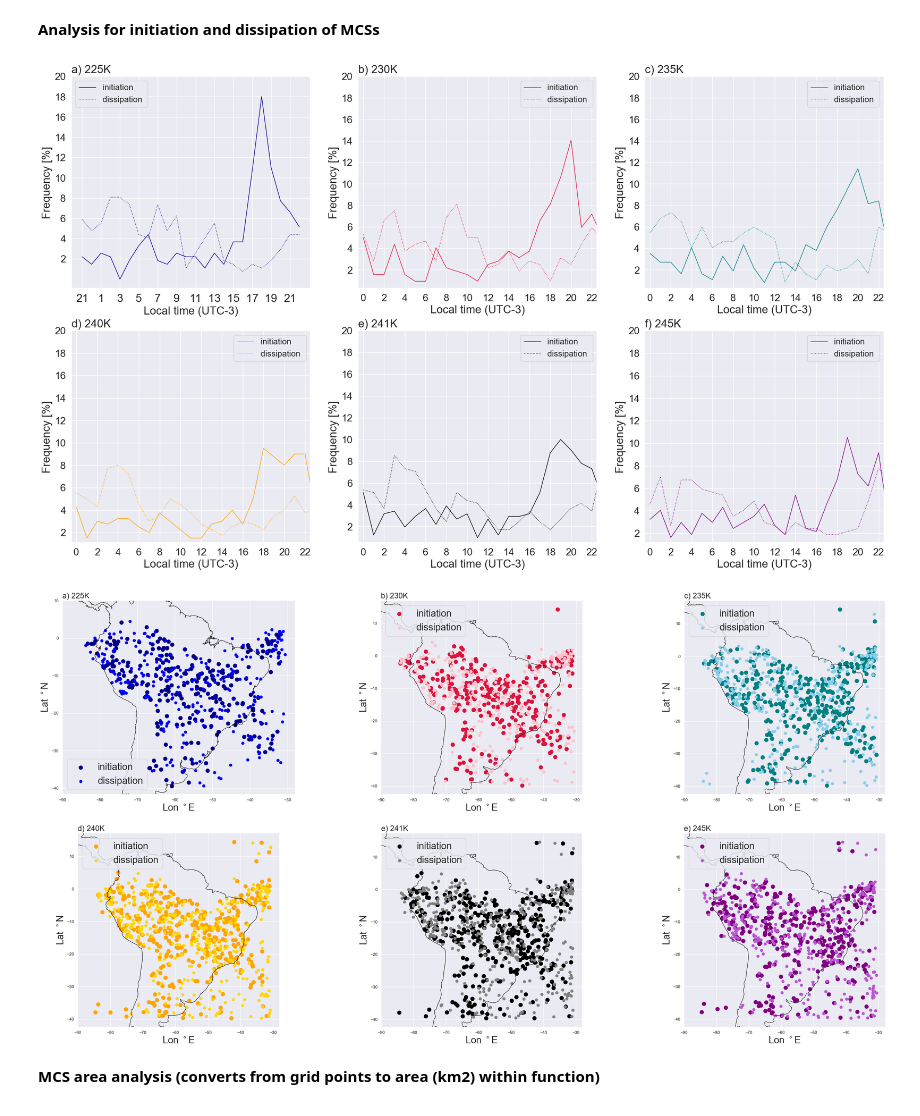
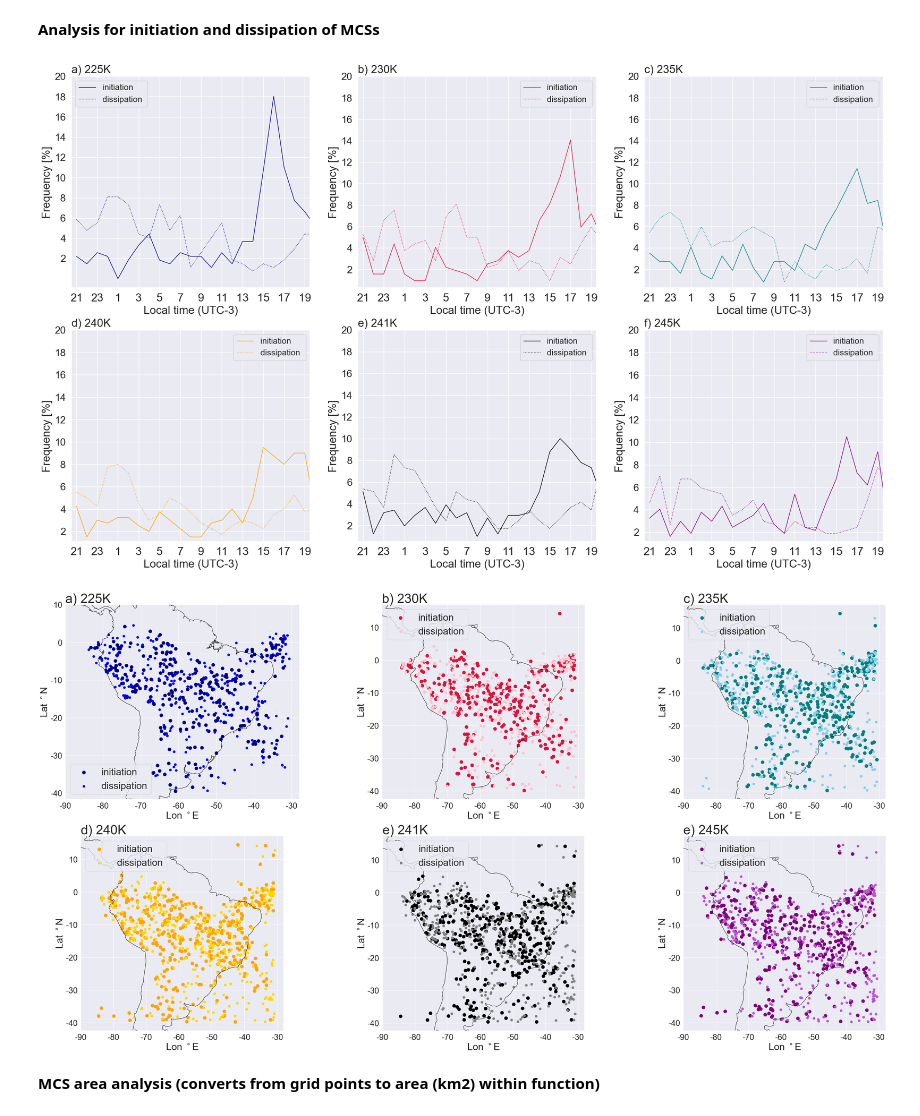
Before and after one commit to harrietgilmour/tobac_sensitivity, a Jupyter notebook: analysis_singleTb.ipynb, the cells around one changed output. Drawn from its saved outputs; the diff is of its cells as text; code cells hidden in the pictures.

```diff
--- a/analysis_singleTb.ipynb
+++ b/analysis_singleTb.ipynb
@@ -185,19 +185,20 @@ ax1.plot(np.arange(0,24), init_225, label = 'initiation ', color= 'darkblue', li
 ax1.plot(np.arange(0,24), diss_225, label = 'dissipation ', color= 'darkblue', linewidth = 1, linestyle = 'dotted')
 ax1.legend(fontsize=lf)
 
-a= np.arange(21,23)
-b= np.arange(1,22)
+a= np.arange(21,24,2)
+b= np.arange(1,20,2)
 localtime= np.append(a, b)
 
-#NEED TO FIX THE LOCAL TIME (UTC-3)
 labels=localtime.astype(str)
 ax1.set_yticks(np.arange(2,22,2))
 ax1.set_xticks(np.arange(0,23)[::2])
 ax1.set_yticklabels(ax1.get_yticks(),fontsize=18)
-ax1.set_xticklabels(labels[::2],fontsize= f)
+ax1.set_xticklabels(labels,fontsize= f)
+ax1.set_xlim(-0.5,22.5)
 ax1.set_xlabel('Local time (UTC-3)', fontsize= f)
 ax1.set_ylabel('Frequency [%]', fontsize= f)
 
+labels=localtime.astype(str)
 ax2 = plt.subplot(2, 3, 2)
 ax2.set_title('b) 230K ', loc='left', fontsize= f )
 ax2.plot(np.arange(0,24), init_230, label = 'initiation ', color= 'crimson', linewidth = 1)
@@ -205,9 +206,9 @@ ax2.plot(np.arange(0,24), diss_230, label = 'dissipation ', color= 'crimson', li
 ax2.legend(fontsize=lf)
 ax2.set_yticks(np.arange(2,22,2))
 ax2.set_xticks(np.arange(0,23)[::2])
+ax2.set_xticklabels(labels,fontsize= f)
 ax2.set_xlim(-0.5,22.5)
 ax2.set_yticklabels(ax2.get_yticks(),fontsize=18)
-ax2.set_xticklabels(ax2.get_xticks(),fontsize=18)
 ax2.set_xlabel('Local time (UTC-3)', fontsize= f)
 ax2.set_ylabel('Frequency [%]', fontsize= f)
 
@@ -219,7 +220,7 @@ ax3.legend(fontsize=lf)
 ax3.set_yticks(np.arange(2,22,2))
 ax3.set_xticks(np.arange(0,23)[::2])
 ax3.set_yticklabels(ax3.get_yticks(),fontsize=18)
-ax3.set_xticklabels(ax3.get_xticks(),fontsize=18)
+ax3.set_xticklabels(labels,fontsize= f)
 ax3.set_xlim(-0.5,22.5)
 ax3.set_xlabel('Local time (UTC-3)', fontsize= f)
 ax3.set_ylabel('Frequency [%]', fontsize= f)
@@ -232,7 +233,7 @@ ax4.legend(fontsize=lf)
 ax4.set_yticks(np.arange(2,22,2))
 ax4.set_xticks(np.arange(0,23)[::2])
 ax4.set_yticklabels(ax4.get_yticks(),fontsize=18)
-ax4.set_xticklabels(ax4.get_xticks(),fontsize=18)
+ax4.set_xticklabels(labels,fontsize= f)
 ax4.set_xlim(-0.5,22.5)
 ax4.set_xlabel('Local time (UTC-3)', fontsize= f)
 ax4.set_ylabel('Frequency [%]', fontsize= f)
@@ -245,7 +246,7 @@ ax5.legend(fontsize=lf)
 ax5.set_yticks(np.arange(2,22,2))
 ax5.set_xticks(np.arange(0,23)[::2])
 ax5.set_yticklabels(ax5.get_yticks(),fontsize=18)
-ax5.set_xticklabels(ax5.get_xticks(),fontsize=18)
+ax5.set_xticklabels(labels,fontsize= f)
 ax5.set_xlim(-0.5,22.5)
 ax5.set_xlabel('Local time (UTC-3)', fontsize= f)
 ax5.set_ylabel('Frequency [%]', fontsize= f)
@@ -258,14 +259,14 @@ ax6.legend(fontsize=lf)
 ax6.set_yticks(np.arange(2,22,2))
 ax6.set_xticks(np.arange(0,23)[::2])
 ax6.set_yticklabels(ax6.get_yticks(),fontsize=18)
-ax6.set_xticklabels(ax6.get_xticks(),fontsize=18)
+ax6.set_xticklabels(labels,fontsize= f)
 ax6.set_xlim(-0.5,22.5)
 ax6.set_xlabel('Local time (UTC-3)', fontsize= f)
 ax6.set_ylabel('Frequency [%]', fontsize= f)
 
 plt.savefig('Plot/Jan_1998/singleTb/Init_diss_Tb_thresholds_Jan1998.png')
 # %% [output]
-[figure, old version]
+[figure, new version]
 # %%
 init_lats_225, init_lons_225, diss_lats_225, diss_lons_225 = functions.get_init(mcstracks_225)
 init_lats_230, init_lons_230, diss_lats_230, diss_lons_230 = functions.get_init(mcstracks_230)
@@ -276,83 +277,99 @@ init_lats_245, init_lons_245, diss_lats_245, diss_lons_245 = functions.get_init(
 # %%
 import cartopy.crs as ccrs
 
-plt.figure(figsize=(40,20))
+fig = plt.figure(figsize=(40,20))
 xlabels=[-90,-70,-50,-30]
 ylabels= [-40,-30,-20,-10,0,10]
 # markersize
 s = 100
+#fontsize
+f=40
 
-
+plt.subplots_adjust(wspace=0,hspace=0)
 # Locations of initiation and dissipation of MCSs
 ax1 = plt.subplot(2, 3, 1, projection=ccrs.PlateCarree())
 ax1.set_title('a) 225K ', loc='left', fontsize= f )
 ax1.scatter(init_lons_225, init_lats_225,  color='darkblue',marker='o', s = s, transform=ccrs.PlateCarree(),label= 'initiation')
 ax1.scatter(diss_lons_225, diss_lats_225,  color='blue',marker='o', s = s/2, transform=ccrs.PlateCarree(),label= 'dissipation')
 ax1.coastlines()
-ax1.legend(fontsize= 25)
+ax1.legend(fontsize= 30)
 ax1.set_xticks(xlabels, xlabels)
 ax1.set_yticks(ylabels,ylabels)
-ax1.set_xlabel('Lon $^\circ$E',  fontsize=25)
-ax1.set_ylabel('Lat $^\circ$N',  fontsize=25)
+ax1.set_xticklabels(ax1.get_xticks().astype(int),fontsize=25)
+ax1.set_yticklabels(ax1.get_yticks().astype(int),fontsize=25)
+ax1.set_xlabel('Lon $^\circ$E',  fontsize=30)
+ax1.set_ylabel('Lat $^\circ$N',  fontsize=30)
 
 ax2 = plt.subplot(2, 3, 2, projection=ccrs.PlateCarree())
 ax2.set_title('b) 230K ', loc='left', fontsize= f )
 ax2.scatter(init_lons_230, init_lats_230,  color='crimson',marker='o', s = s, transform=ccrs.PlateCarree(),label= 'initiation')
 ax2.scatter(diss_lons_230, diss_lats_230,  color='pink',marker='o', s = s/2, transform=ccrs.PlateCarree(),label= 'dissipation')
 ax2.coastlines()
-ax2.legend(fontsize= 25)
+ax2.legend(fontsize= 30)
 ax2.set_xticks(xlabels, xlabels)
 ax2.set_yticks(ylabels,ylabels)
-ax2.set_xlabel('Lon $^\circ$E',  fontsize=25)
-ax2.set_ylabel('Lat $^\circ$N',  fontsize=25)
+ax2.set_xticklabels(ax1.get_xticks().astype(int),fontsize=25)
+ax2.set_yticklabels(ax1.get_yticks().astype(int),fontsize=25)
+ax2.set_xlabel('Lon $^\circ$E',  fontsize=30)
+ax2.set_ylabel('Lat $^\circ$N',  fontsize=30)
 
 ax3 = plt.subplot(2, 3, 3, projection=ccrs.PlateCarree())
 ax3.set_title('c) 235K ', loc='left', fontsize= f )
 ax3.scatter(init_lons_235, init_lats_235,  color='teal',marker='o', s = s, transform=ccrs.PlateCarree(),label= 'initiation')
 ax3.scatter(diss_lons_235, diss_lats_235,  color='skyblue',marker='o', s = s/2, transform=ccrs.PlateCarree(),label= 'dissipation')
 ax3.coastlines()
-ax3.legend(fontsize= 25)
+ax3.legend(fontsize= 30)
 ax3.set_xticks(xlabels, xlabels)
 ax3.set_yticks(ylabels,ylabels)
-ax3.set_xlabel('Lon $^\circ$E',  fontsize=25)
-ax3.set_ylabel('Lat $^\circ$N',  fontsize=25)
+ax3.set_xticklabels(ax1.get_xticks().astype(int),fontsize=25)
+ax3.set_yticklabels(ax1.get_yticks().astype(int),fontsize=25)
+ax3.set_xlabel('Lon $^\circ$E',  fontsize=30)
+ax3.set_ylabel('Lat $^\circ$N',  fontsize=30)
 
 ax4 = plt.subplot(2, 3, 4, projection=ccrs.PlateCarree())
 ax4.set_title('d) 240K ', loc='left', fontsize= f )
 ax4.scatter(init_lons_240, init_lats_240,  color='orange',marker='o', s = s, transform=ccrs.PlateCarree(),label= 'initiation')
 ax4.scatter(diss_lons_240, diss_lats_240,  color='gold',marker='o', s = s/2, transform=ccrs.PlateCarree(),label= 'dissipation')
 ax4.coastlines()
-ax4.legend(fontsize= 25)
+ax4.legend(fontsize= 30)
 ax4.set_xticks(xlabels, xlabels)
 ax4.set_yticks(ylabels,ylabels)
-ax4.set_xlabel('Lon $^\circ$E',  fontsize=25)
-ax4.set_ylabel('Lat $^\circ$N',  fontsize=25)
+ax4.set_xticklabels(ax1.get_xticks().astype(int),fontsize=25)
+ax4.set_yticklabels(ax1.get_yticks().astype(int),fontsize=25)
+ax4.set_xlabel('Lon $^\circ$E',  fontsize=30)
+ax4.set_ylabel('Lat $^\circ$N',  fontsize=30)
 
 ax5 = plt.subplot(2, 3, 5, projection=ccrs.PlateCarree())
 ax5.set_title('e) 241K ', loc='left', fontsize= f )
 ax5.scatter(init_lons_241, init_lats_241,  color='black',marker='o', s = s, transform=ccrs.PlateCarree(),label= 'initiation')
 ax5.scatter(diss_lons_241, diss_lats_241,  color='grey',marker='o', s = s/2, transform=ccrs.PlateCarree(),label= 'dissipation')
 ax5.coastlines()
-ax5.legend(fontsize= 25)
+ax5.legend(fontsize= 30)
 ax5.set_xticks(xlabels, xlabels)
 ax5.set_yticks(ylabels,ylabels)
-ax5.set_xlabel('Lon $^\circ$E',  fontsize=25)
-ax5.set_ylabel('Lat $^\circ$N',  fontsize=25)
+ax5.set_xticklabels(ax1.get_xticks().astype(int),fontsize=25)
+ax5.set_yticklabels(ax1.get_yticks().astype(int),fontsize=25)
+ax5.set_xlabel('Lon $^\circ$E',  fontsize=30)
+ax5.set_ylabel('Lat $^\circ$N',  fontsize=30)
 
 ax6 = plt.subplot(2, 3, 6, projection=ccrs.PlateCarree())
 ax6.set_title('e) 245K ', loc='left', fontsize= f )
 ax6.scatter(init_lons_245, init_lats_245,  color='purple',marker='o', s = s, transform=ccrs.PlateCarree(),label= 'initiation')
 ax6.scatter(diss_lons_245, diss_lats_245,  color='mediumorchid',marker='o', s = s/2, transform=ccrs.PlateCarree(),label= 'dissipation')
 ax6.coastlines()
-ax6.legend(fontsize= 25)
+ax6.legend(fontsize= 30)
 ax6.set_xticks(xlabels, xlabels)
 ax6.set_yticks(ylabels,ylabels)
-ax6.set_xlabel('Lon $^\circ$E',  fontsize=25)
-ax6.set_ylabel('Lat $^\circ$N',  fontsize=25)
+ax6.set_xticklabels(ax1.get_xticks().astype(int),fontsize=25)
+ax6.set_yticklabels(ax1.get_yticks().astype(int),fontsize=25)
+ax6.set_xlabel('Lon $^\circ$E',  fontsize=30)
+ax6.set_ylabel('Lat $^\circ$N',  fontsize=30)
+
+fig.tight_layout()
 
 plt.savefig('Plot/Jan_1998/singleTb/Init_diss_loc_Tb_thresholds_Jan1998.png')
 # %% [output]
-[figure, old version]
+[figure, new version]
 # %% [markdown]
 **MCS area analysis (converts from grid points to area (km2) within function)**
 # %%
```
Also changed, not shown: parts of 4 cells of this notebook, 2 other files.
